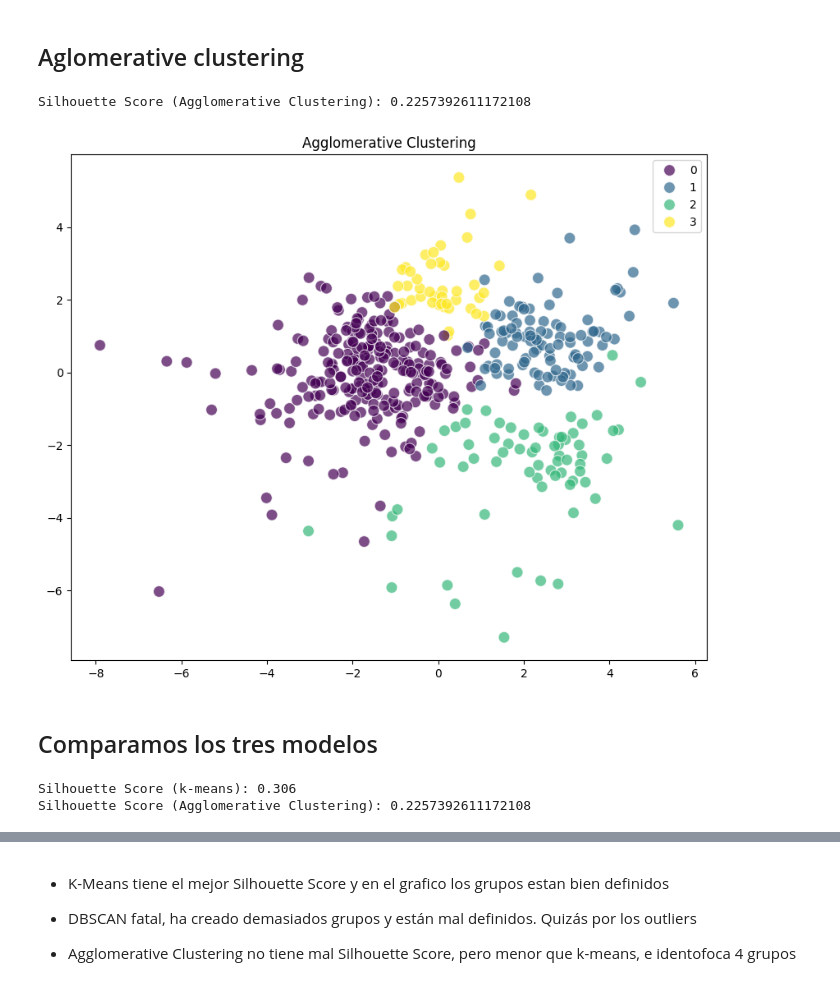
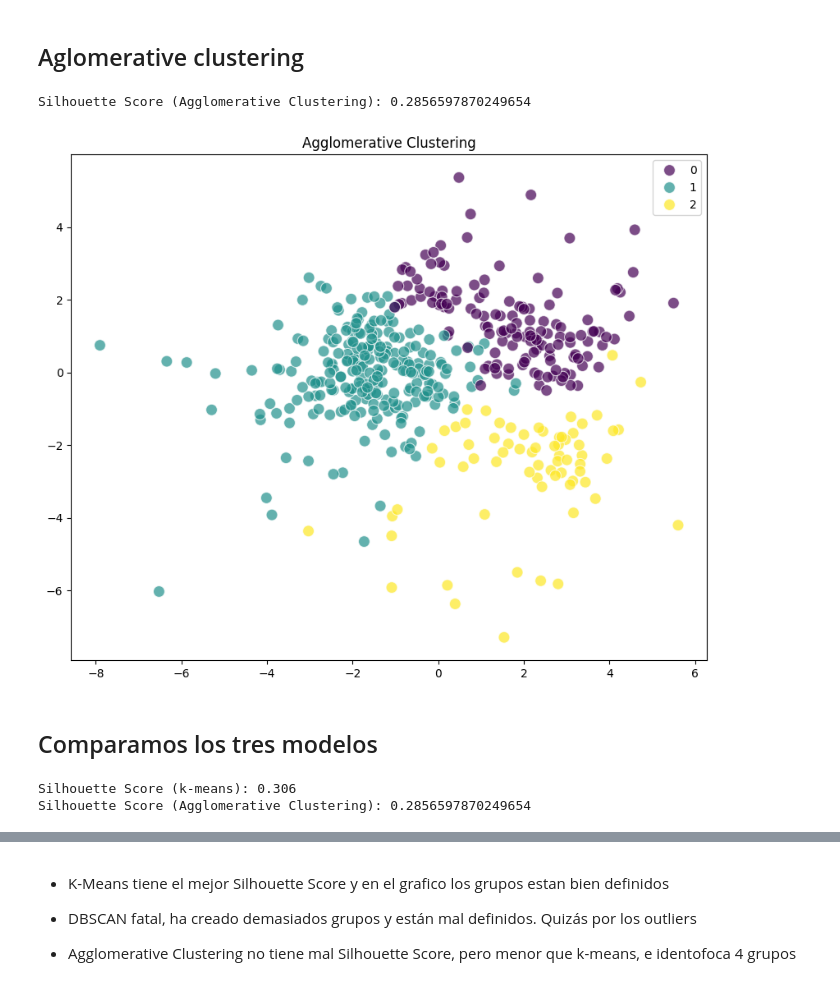
Before and after one commit to patrii10/ML_Customer_Segmentation, a Jupyter notebook: src/notebooks/clusterizacion_prueba.ipynb, the cells around one changed output, grey strips where cells are left out. Saved outputs shown, nothing was run; the diff lists cells and outputs as text; code cells hidden in the pictures.

```diff
--- a/src/notebooks/clusterizacion_prueba.ipynb
+++ b/src/notebooks/clusterizacion_prueba.ipynb
@@ -166,24 +166,24 @@ DBSCAN no ha encontrado más de un cluster.
 # %%
 from sklearn.cluster import AgglomerativeClustering
 
 # Definir Agglomerative Clustering
-agg_clust = AgglomerativeClustering(n_clusters=4)  # Número de clusters, ajustable
+agg_clust = AgglomerativeClustering(n_clusters=n_clusters)  # Número de clusters, ajustable
 
 # Ajustar el modelo
 agg_clust_labels = agg_clust.fit_predict(df_pca)
 
 # Evaluar el Silhouette Score
 silhouette_agg_clust = silhouette_score(df_pca, agg_clust_labels)
 print("Silhouette Score (Agglomerative Clustering):", silhouette_agg_clust)
 
 # Visualizar los clusters
 plt.figure(figsize=(10, 8))
 sns.scatterplot(x=df_pca[:, 0], y=df_pca[:, 1], hue=agg_clust_labels, palette="viridis", s=100, alpha=0.7)
 plt.title("Agglomerative Clustering")
 plt.show()
 # %% [output]
-Silhouette Score (Agglomerative Clustering): 0.2257392611172108
+Silhouette Score (Agglomerative Clustering): 0.2856597870249654
-[figure, old version]
+[figure, new version]
 # %% [markdown]
 ## Comparamos los tres modelos
 # %%
@@ -193,7 +193,7 @@ print(f"Silhouette Score (k-means): {silhouette_pca:.3f}")
 print("Silhouette Score (Agglomerative Clustering):", silhouette_agg_clust)
 # %% [output]
 Silhouette Score (k-means): 0.306
-Silhouette Score (Agglomerative Clustering): 0.2257392611172108
+Silhouette Score (Agglomerative Clustering): 0.2856597870249654
 # %%
 # k-means
 plt.figure(figsize=(4, 5))
```
Also changed, not shown: parts of 4 cells of this notebook.
